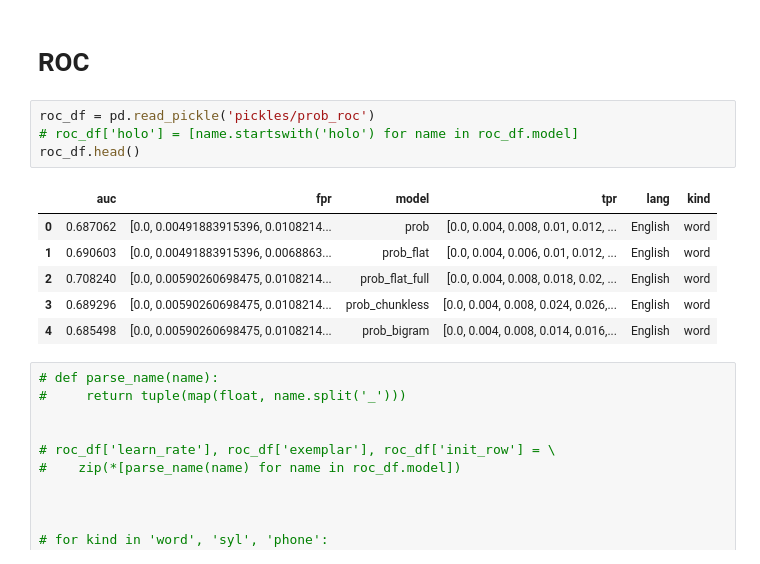
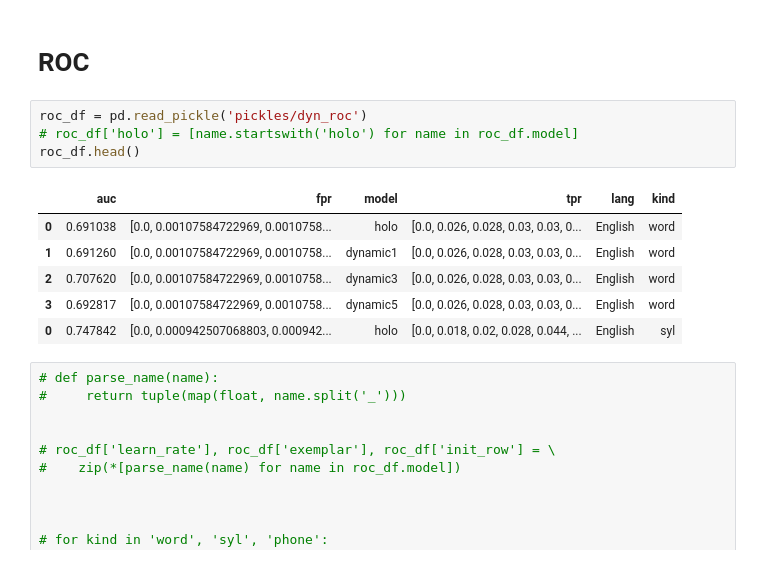
Before and after one commit to fredcallaway/graphs-in-space, a Jupyter notebook: notebooks/aucroc.ipynb, the cells around one changed output. Cells and saved outputs as stored; diff of their text form.

```diff
--- a/notebooks/aucroc.ipynb
+++ b/notebooks/aucroc.ipynb
@@ -21,16 +21,16 @@ from main import run
 
 # ROC
 # %%
-roc_df = pd.read_pickle('pickles/prob_roc')
+roc_df = pd.read_pickle('pickles/dyn_roc')
 # roc_df['holo'] = [name.startswith('holo') for name in roc_df.model]
 roc_df.head()
 # %% [output]
 |  | auc | fpr | model | tpr | lang | kind |
-| 0 | 0.687062 | [0.0, 0.00491883915396, 0.0108214... | prob | [0.0, 0.004, 0.008, 0.01, 0.012, ... | English | word |
-| 1 | 0.690603 | [0.0, 0.00491883915396, 0.0068863... | prob_flat | [0.0, 0.004, 0.006, 0.01, 0.012, ... | English | word |
-| 2 | 0.708240 | [0.0, 0.00590260698475, 0.0108214... | prob_flat_full | [0.0, 0.004, 0.008, 0.018, 0.02, ... | English | word |
-| 3 | 0.689296 | [0.0, 0.00590260698475, 0.0108214... | prob_chunkless | [0.0, 0.004, 0.008, 0.024, 0.026,... | English | word |
-| 4 | 0.685498 | [0.0, 0.00590260698475, 0.0108214... | prob_bigram | [0.0, 0.004, 0.008, 0.014, 0.016,... | English | word |
+| 0 | 0.691038 | [0.0, 0.00107584722969, 0.0010758... | holo | [0.0, 0.026, 0.028, 0.03, 0.03, 0... | English | word |
+| 1 | 0.691260 | [0.0, 0.00107584722969, 0.0010758... | dynamic1 | [0.0, 0.026, 0.028, 0.03, 0.03, 0... | English | word |
+| 2 | 0.707620 | [0.0, 0.00107584722969, 0.0010758... | dynamic3 | [0.0, 0.026, 0.028, 0.03, 0.03, 0... | English | word |
+| 3 | 0.692817 | [0.0, 0.00107584722969, 0.0010758... | dynamic5 | [0.0, 0.026, 0.028, 0.03, 0.03, 0... | English | word |
+| 0 | 0.747842 | [0.0, 0.000942507068803, 0.000942... | holo | [0.0, 0.018, 0.02, 0.028, 0.044, ... | English | syl |
 # %%
 # def parse_name(name):
 #     return tuple(map(float, name.split('_')))
```
Also changed, not shown: parts of 5 cells of this notebook, 4 other files.
